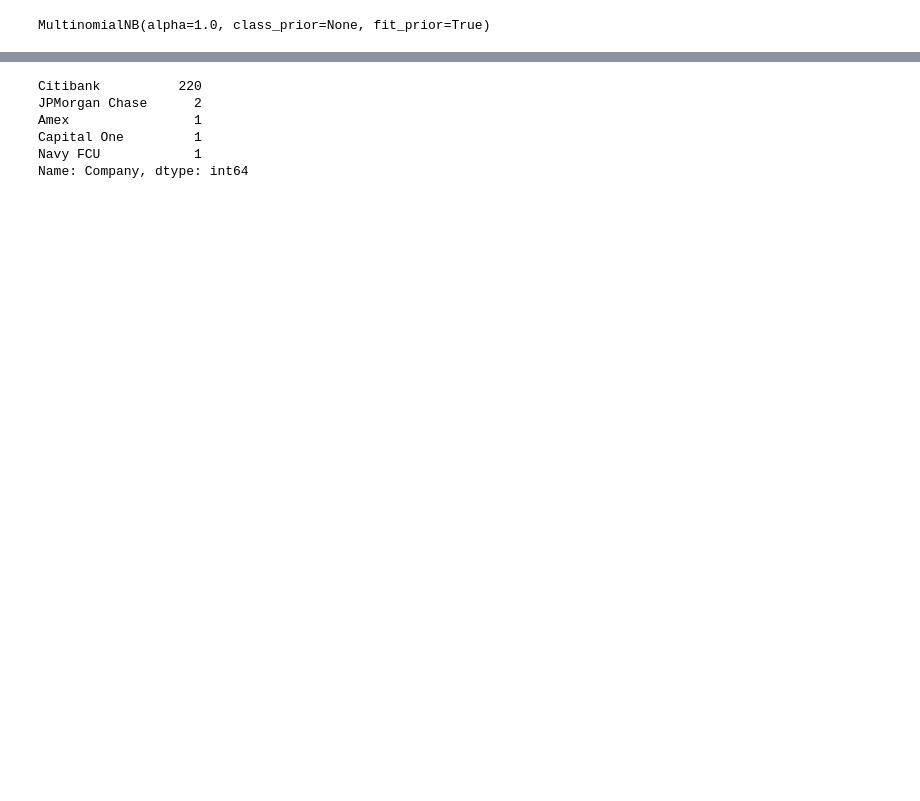
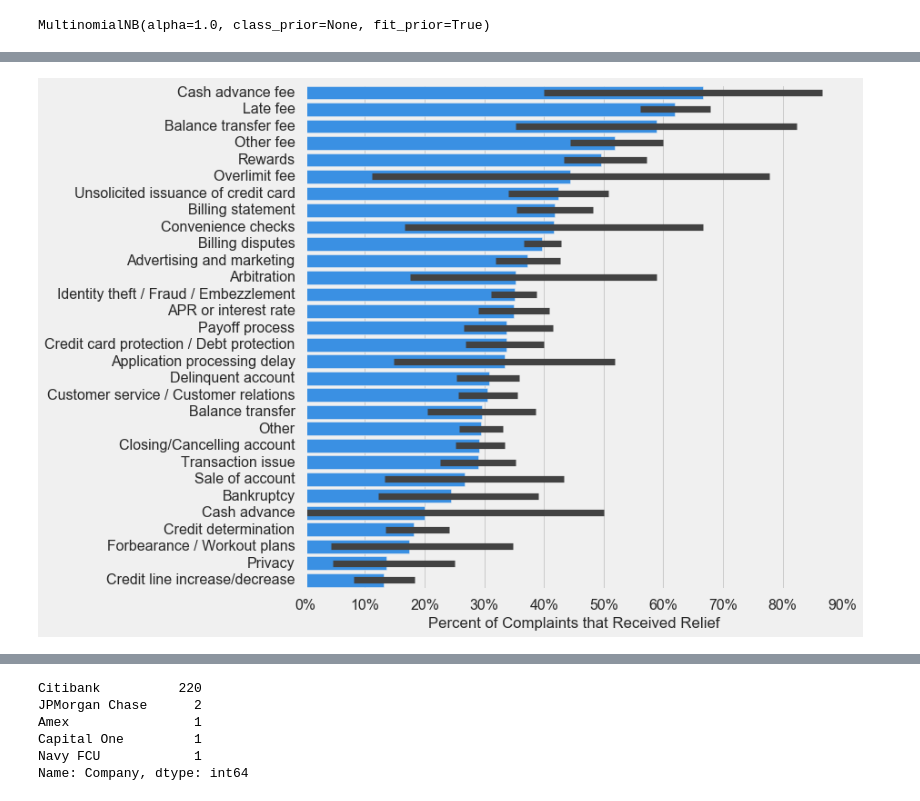
Before and after one commit to HipHoff/HipHoff, a Jupyter notebook: CFPB Complaints/Munging and Analysis.ipynb, the cells around one changed output, grey strips where cells are left out. Drawn from its saved outputs; the diff is of its cells as text; code cells hidden in the pictures; blank space fills up the shorter version.

```diff
--- a/CFPB Complaints/Munging and Analysis.ipynb
+++ b/CFPB Complaints/Munging and Analysis.ipynb
@@ -123,0 +88,14 @@ Name: Company response to consumer, dtype: int64
+# %%
+#Exploring late fees
+
+relief_by_issue_sort_order = credit_card_df.groupby('Issue')['Relief Indicator'].mean().sort_values(ascending=False).index
+
+with plt.style.context('fivethirtyeight'):
+    sns.barplot(y=credit_card_df['Issue'],x=100*credit_card_df['Relief Indicator'], color='DodgerBlue',
+               order=relief_by_issue_sort_order)
+    plt.ylabel('')
+    plt.xlabel('Percent of Complaints that Received Relief')
+    percentify_x()
+    output_figure('credit_card_issues_vs_likelihood_of_relief')
+# %% [output]
+[figure, added]
```
Also changed, not shown: parts of 44 cells of this notebook, 6 other files.
